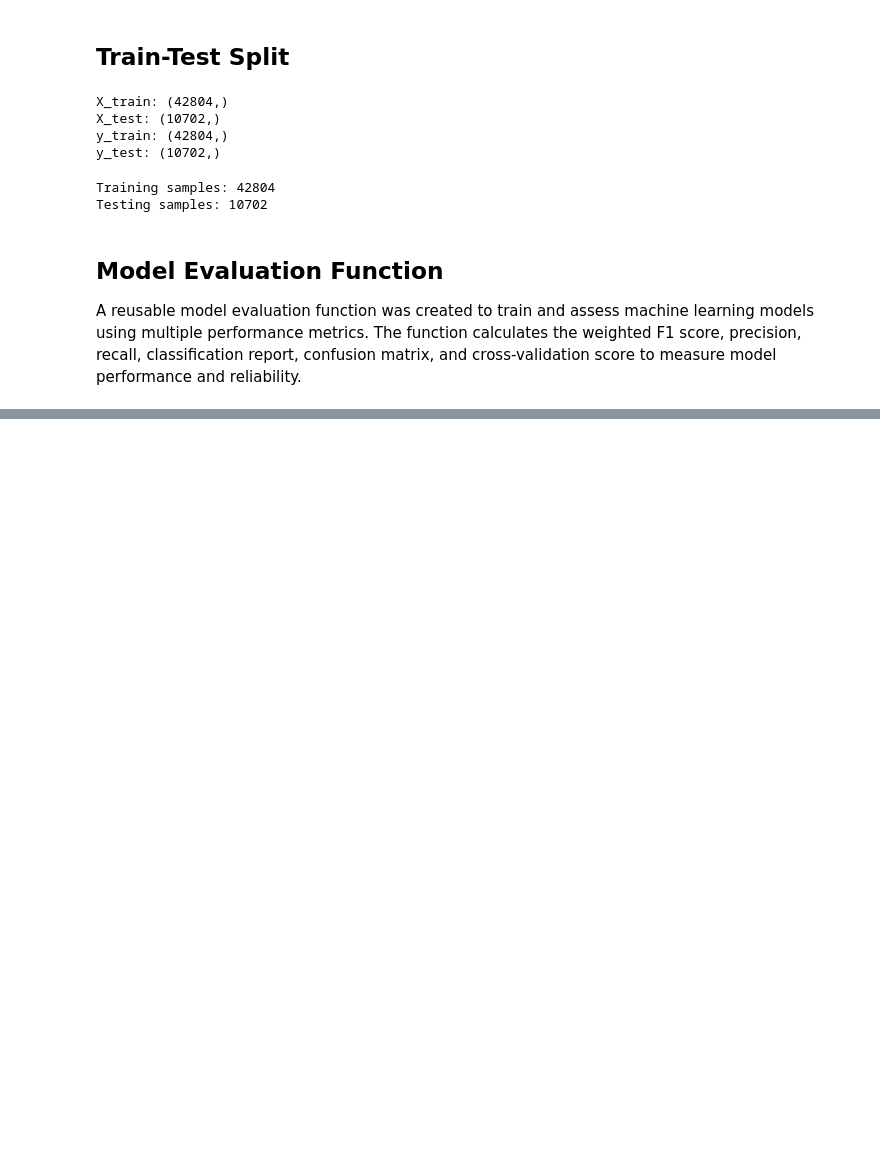
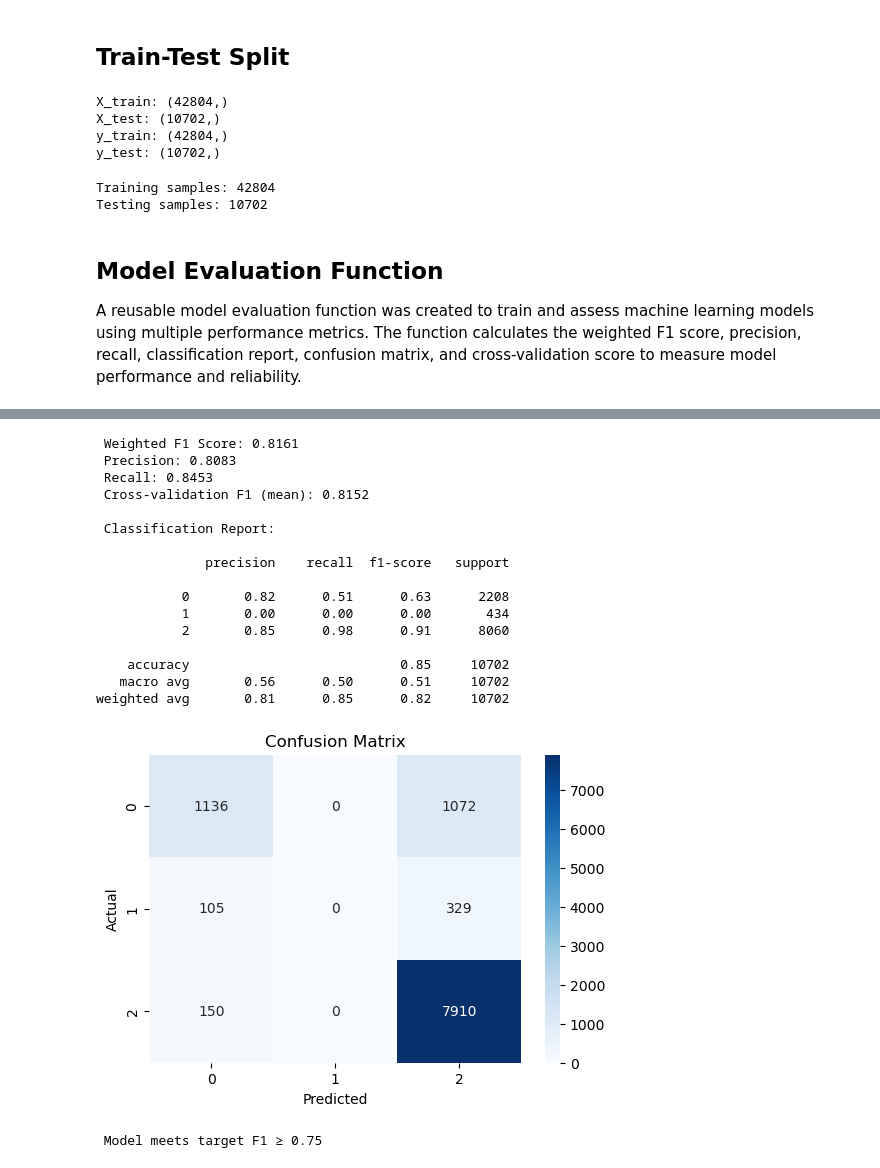
Before and after one commit to chepbree/Pesa-Salama-Classifier, a Jupyter notebook: notebooks/04.modelling.ipynb, the cells around one changed output, grey strips where cells are left out. Drawn from its saved outputs; the diff is of its cells as text; code cells hidden in the pictures; blank space fills up the shorter version.

```diff
--- a/notebooks/04.modelling.ipynb
+++ b/notebooks/04.modelling.ipynb
@@ -231,0 +269,22 @@ def evaluate_model(model, X_train, X_test, y_train, y_test):
+# %%
+# 5. Evaluate Intermediate
+intermediate_results = evaluate_model(intermediate_pipeline, X_train, X_test, y_train, y_test, "Intermediate Model")
+# %% [output]
+ Weighted F1 Score: 0.8161
+ Precision: 0.8083
+ Recall: 0.8453
+ Cross-validation F1 (mean): 0.8152
+
+ Classification Report:
+
+              precision    recall  f1-score   support
+
+           0       0.82      0.51      0.63      2208
+           1       0.00      0.00      0.00       434
+           2       0.85      0.98      0.91      8060
+
+    accuracy                           0.85     10702
+   macro avg       0.56      0.50      0.51     10702
+weighted avg       0.81      0.85      0.82     10702
+[figure, added]
+ Model meets target F1 ≥ 0.75
```
Also changed, not shown: parts of 13 cells of this notebook, 2 other files.
